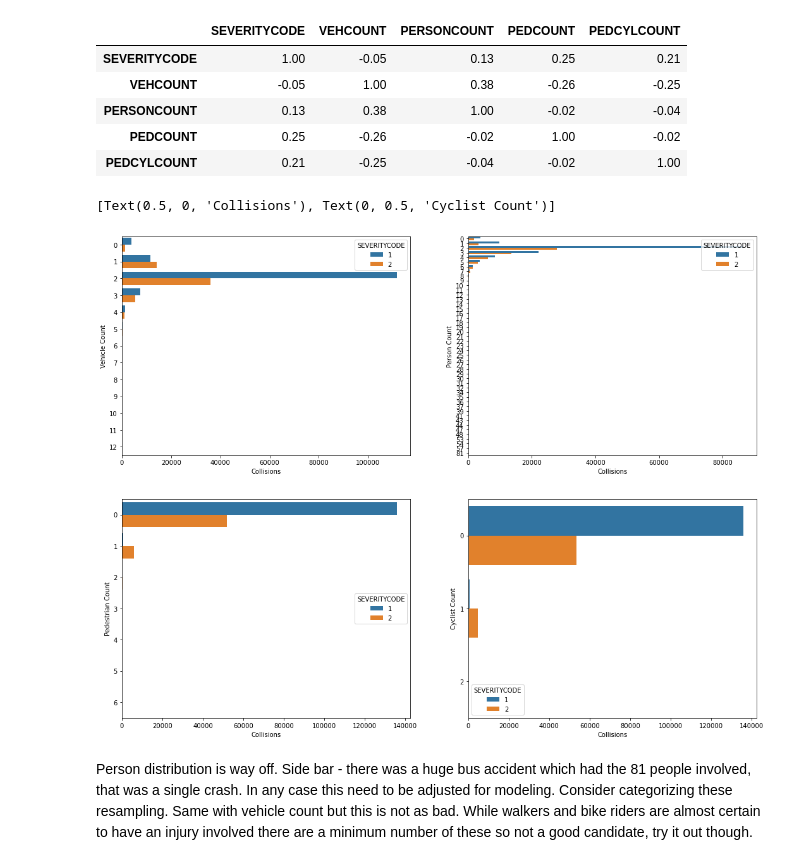
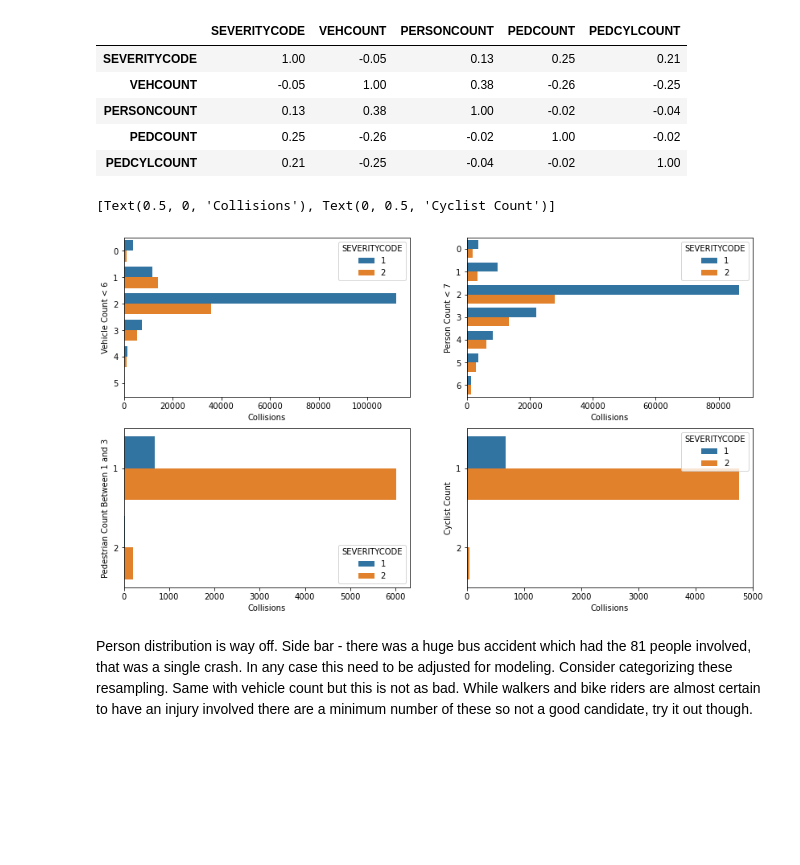
Before and after one commit to koursera/Coursera_Capstone, a Jupyter notebook: Traffic-Accident-Prediction-CRISP.ipynb, the cells around one changed output. Drawn from its saved outputs; the diff is of its cells as text; code cells hidden in the pictures; blank space fills up the shorter version.

```diff
--- a/Traffic-Accident-Prediction-CRISP.ipynb
+++ b/Traffic-Accident-Prediction-CRISP.ipynb
@@ -517,23 +623,24 @@ corr.style.background_gradient(cmap=cm).set_precision(2)
 | PEDCOUNT | 0.25 | -0.26 | -0.02 | 1.00 | -0.02 |
 | PEDCYLCOUNT | 0.21 | -0.25 | -0.04 | -0.02 | 1.00 |
 # %%
-fig, ax = plt.subplots(2,2, figsize = (18, 14))
+# Chart the counts. Apply filtering to the dataframe to tighten things up
+fig, ax = plt.subplots(2,2, figsize = (14, 8))
 ax1, ax2, ax3, ax4 = ax.flatten()
 
-sns.countplot(y="VEHCOUNT", hue="SEVERITYCODE", data=df_explore, ax=ax1)
-ax1.set(xlabel='Collisions', ylabel='Vehicle Count')
+sns.countplot(y="VEHCOUNT", hue="SEVERITYCODE", data=df_explore[(df_explore.VEHCOUNT < 6)] , ax=ax1)
+ax1.set(xlabel='Collisions', ylabel='Vehicle Count < 6')
 
-sns.countplot(y="PERSONCOUNT", hue="SEVERITYCODE", data=df_explore, ax=ax2)
-ax2.set(xlabel='Collisions', ylabel='Person Count')
+sns.countplot(y="PERSONCOUNT", hue="SEVERITYCODE", data=df_explore[(df_explore.PERSONCOUNT < 7)], ax=ax2)
+ax2.set(xlabel='Collisions', ylabel='Person Count < 7')
 
-sns.countplot(y="PEDCOUNT", hue="SEVERITYCODE", data=df_explore, ax=ax3)
-ax3.set(xlabel='Collisions', ylabel="Pedestrian Count")
+sns.countplot(y="PEDCOUNT", hue="SEVERITYCODE", data=df_explore[(df_explore.PEDCOUNT > 0) & (df_explore.PEDCOUNT < 3)], ax=ax3)
+ax3.set(xlabel='Collisions', ylabel="Pedestrian Count Between 1 and 3")
 
-sns.countplot(y="PEDCYLCOUNT", hue="SEVERITYCODE", data=df_explore, ax=ax4)
+sns.countplot(y="PEDCYLCOUNT", hue="SEVERITYCODE", data=df_explore[(df_explore.PEDCYLCOUNT > 0)], ax=ax4)
 ax4.set(xlabel='Collisions', ylabel="Cyclist Count")
 # %% [output]
 [Text(0.5, 0, 'Collisions'), Text(0, 0.5, 'Cyclist Count')]
-[figure, old version]
+[figure, new version]
 # %% [markdown]
 Person distribution is way off.  Side bar - there was a huge bus accident which had the 81 people involved, that was a single crash.  In any case this need to be adjusted for modeling.  Consider categorizing these resampling.  Same with vehicle count but this is not as bad.  While walkers and bike riders are almost certain to have an injury involved there are a minimum number of these so not a good candidate, try it out though.
 # %% [markdown]
```
Also changed, not shown: parts of 91 cells of this notebook.
